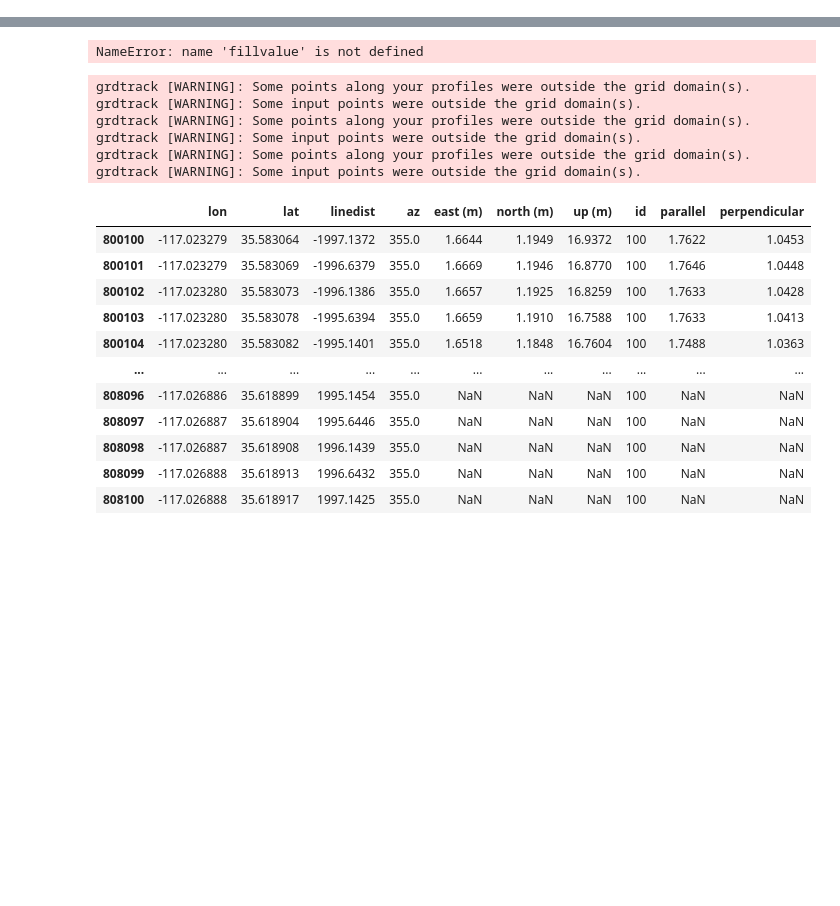
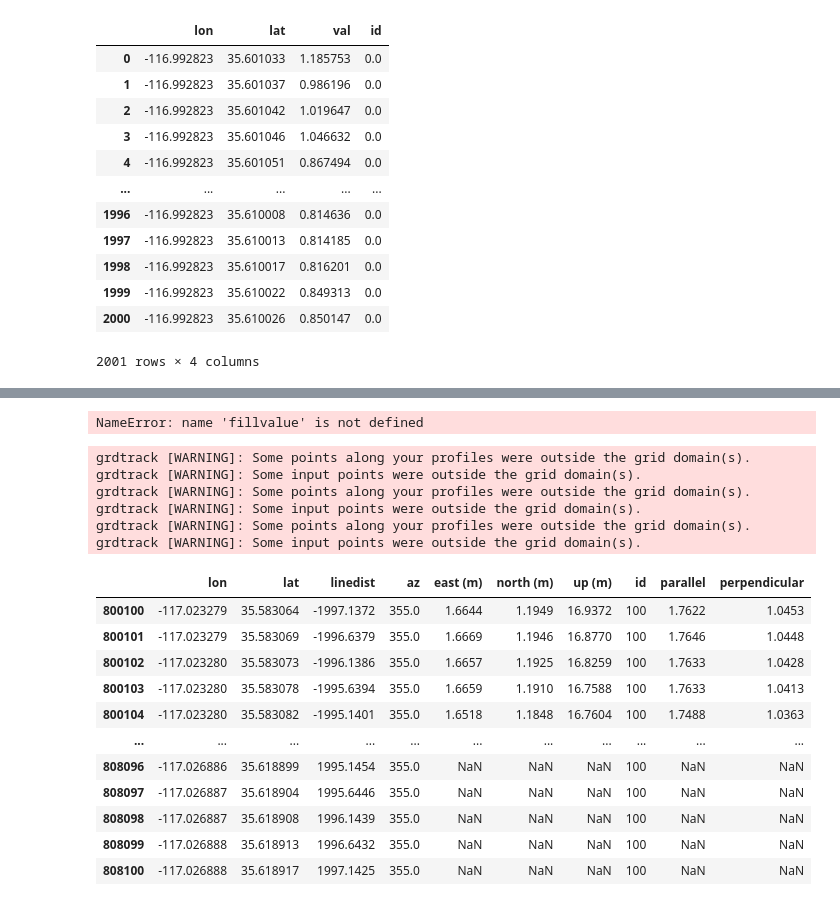
Before and after one commit to cehanagan/ImageryResources, a Jupyter notebook: Notebooks/GarlockProfileExtraction.ipynb, the cells around one changed output, grey strips where cells are left out. Saved outputs shown, nothing was run; the diff lists cells and outputs as text; code cells hidden in the pictures; blank space fills up the shorter version.

```diff
--- a/Notebooks/GarlockProfileExtraction.ipynb
+++ b/Notebooks/GarlockProfileExtraction.ipynb
@@ -45,3 +34,16 @@ by = ('x' if orient == 0 else 'y')
 tracedf.sort_values(by=by,inplace=True)
 # isolate points
 fltpts = tracedf[['Lon','Lat']].values
+# %%
+lon1, lat1 = fltpts[10]
+az1 = G.inv(fltpts[9][0],fltpts[9][1],fltpts[11][0],fltpts[11][1])[0] - 90
+
+lon2, lat2 = fltpts[20]
+az2 = G.inv(fltpts[19][0],fltpts[19][1],fltpts[21][0],fltpts[21][1])[0] - 90
+
+lon3, lat3 = fltpts[40]
+az3 = G.inv(fltpts[39][0],fltpts[39][1],fltpts[41][0],fltpts[41][1])[0] - 90
+
+lonlist = [lon1,lon2,lon3]
+latlist = [lat1,lat2,lat3]
+azlist = [az1,az2,az3]
@@ -47,0 +125,16 @@ fltpts = tracedf[['Lon','Lat']].values
+# %%
+tracks['Ortho']['EW'][0][tracks['Ortho']['EW'][0].id == 0]
+# %% [output]
+|  | lon | lat | val | id |
+| 0 | -116.992823 | 35.601033 | 1.185753 | 0.0 |
+| 1 | -116.992823 | 35.601037 | 0.986196 | 0.0 |
+| 2 | -116.992823 | 35.601042 | 1.019647 | 0.0 |
+| 3 | -116.992823 | 35.601046 | 1.046632 | 0.0 |
+| 4 | -116.992823 | 35.601051 | 0.867494 | 0.0 |
+| ... | ... | ... | ... | ... |
+| 1996 | -116.992823 | 35.610008 | 0.814636 | 0.0 |
+| 1997 | -116.992823 | 35.610013 | 0.814185 | 0.0 |
+| 1998 | -116.992823 | 35.610017 | 0.816201 | 0.0 |
+| 1999 | -116.992823 | 35.610022 | 0.849313 | 0.0 |
+| 2000 | -116.992823 | 35.610026 | 0.850147 | 0.0 |
+2001 rows × 4 columns
```
Also changed, not shown: parts of 10 cells of this notebook, 3 other files.
